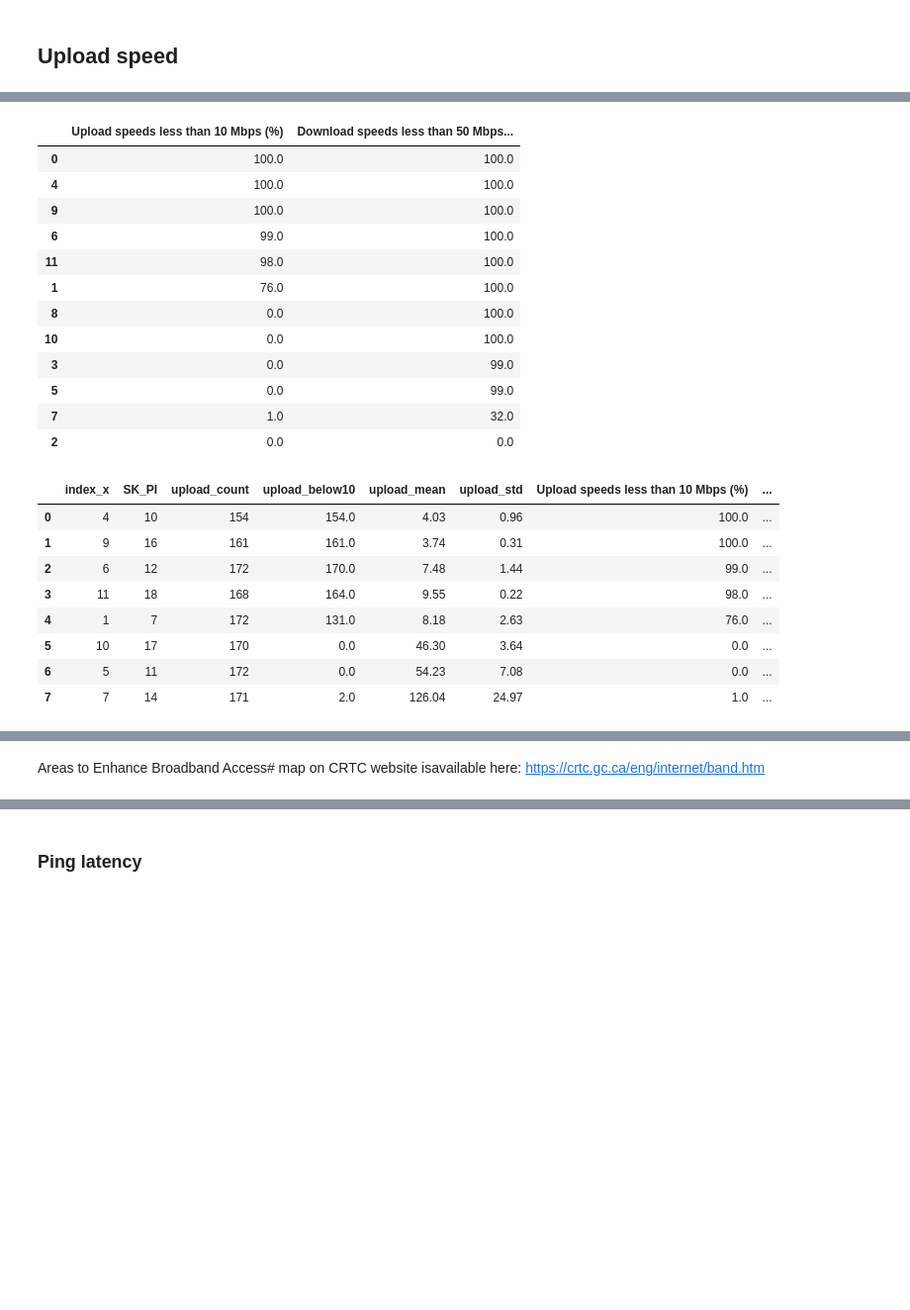
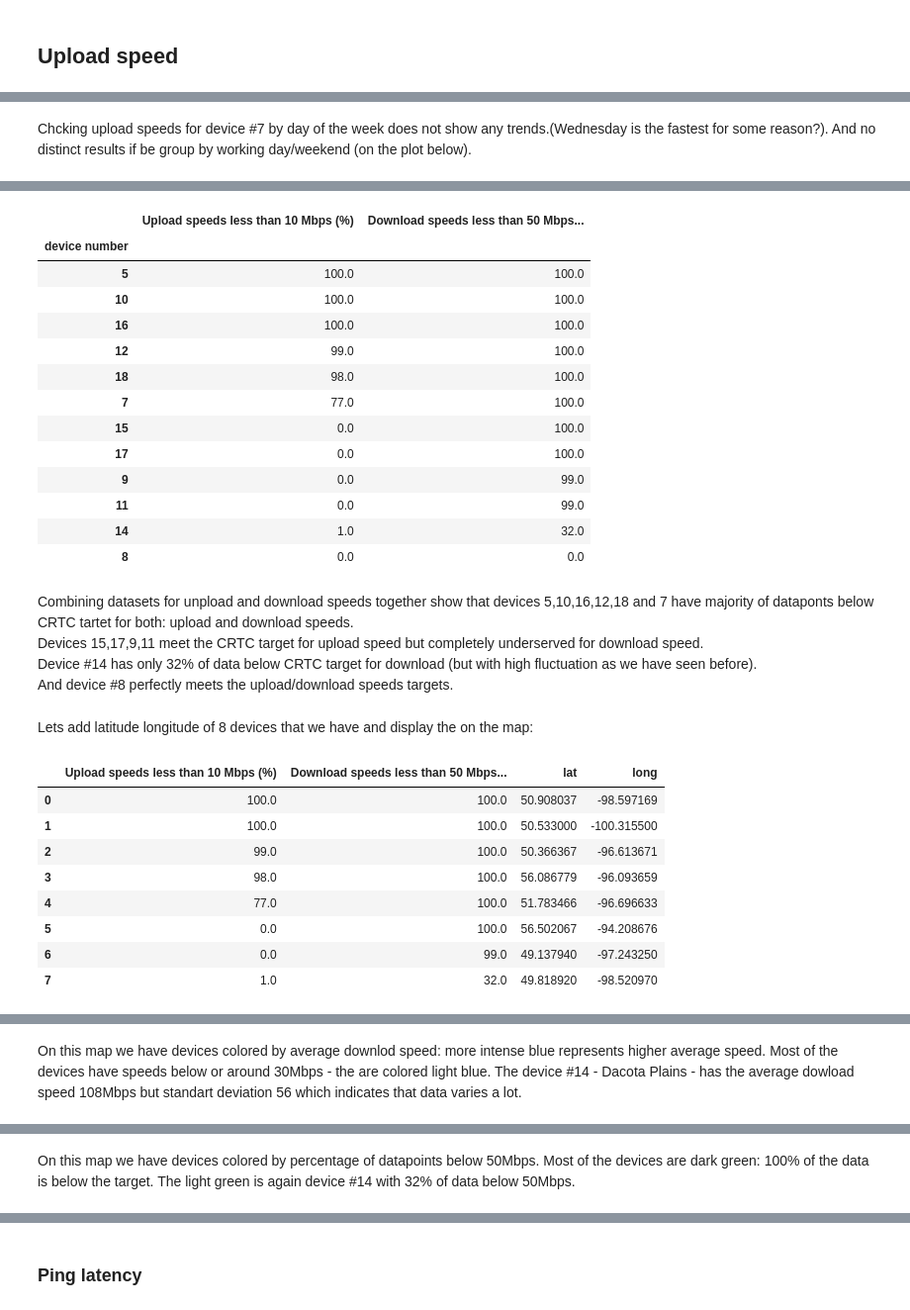
Before and after one commit to cybera/connectin, a Jupyter notebook: data_analysis/2.Summary.ipynb, the cells around one changed output, grey strips where cells are left out. Shown at 99% size. Cells and saved outputs as stored; diff of their text form; code cells hidden in the pictures; blank space fills up the shorter version.

Commit message:
added text to summary2

```diff
--- a/data_analysis/2.Summary.ipynb
+++ b/data_analysis/2.Summary.ipynb
@@ -35,8 +43,8 @@ all_data=False
 time_interval='4w' #2w
 
 #Set up starting point, by default if will start from current time
-starting_point=datetime.now().strftime('%Y-%m-%d %H:%M:%S')
-#starting point="2019-01-10 14:00:00"  # to set upl alternative starting point
+#starting_point=datetime.now().strftime('%Y-%m-%d %H:%M:%S')
+starting_point="2019-01-24 14:00:00"  # to set upl alternative starting point
 # %%
 if not all_data:#Set up test time interval:
     print("Time interval: ", time_interval)
@@ -350,6 +410,8 @@ simple_boxplot(dataframe=subset,plot_value='UPLOAD',sort_value='weekday',
                ytitle="Mbps",uploadline=True, weekdays=True, jitter=True)
 # %% [output]
 [interactive output not drawn]
+# %% [markdown]
+Chcking upload speeds for  device #7 by day of the week does not show any trends.(Wednesday is the fastest for some reason?). And no distinct results if be group by working day/weekend (on the plot below).
 # %%
 upload_df["day_group"]="Weekday"
 upload_df.loc[(upload_df["weekday"]=="Sunday")|(upload_df["weekday"]=="Saturday"),"day_group"]="Weekend"
@@ -378,40 +440,50 @@ simple_boxplot(dataframe=subset,plot_value='UPLOAD',sort_value='day_group',
 # %%
 summary_upload_download=pd.merge(summary_upload, summary_download,  how='outer', left_on=['SK_PI'], right_on = ['SK_PI'])
 summary_upload_download=summary_upload_download.sort_values(by=['Download speeds less than 50  Mbps  (%)','Upload speeds less than 10  Mbps  (%)','SK_PI'], ascending=[False, False, True])
+summary_upload_download["device number"]=summary_upload_download["SK_PI"]
+summary_upload_download=summary_upload_download.reset_index().set_index("device number")
 summary_upload_download[['Upload speeds less than 10  Mbps  (%)','Download speeds less than 50  Mbps  (%)']]
 # %% [output]
 |  | Upload speeds less than 10 Mbps (%) | Download speeds less than 50 Mbps... |
-| 0 | 100.0 | 100.0 |
-| 4 | 100.0 | 100.0 |
-| 9 | 100.0 | 100.0 |
-| 6 | 99.0 | 100.0 |
-| 11 | 98.0 | 100.0 |
-| 1 | 76.0 | 100.0 |
-| 8 | 0.0 | 100.0 |
-| 10 | 0.0 | 100.0 |
-| 3 | 0.0 | 99.0 |
-| 5 | 0.0 | 99.0 |
-| 7 | 1.0 | 32.0 |
-| 2 | 0.0 | 0.0 |
+| device number |  |  |
+| 5 | 100.0 | 100.0 |
+| 10 | 100.0 | 100.0 |
+| 16 | 100.0 | 100.0 |
+| 12 | 99.0 | 100.0 |
+| 18 | 98.0 | 100.0 |
+| 7 | 77.0 | 100.0 |
+| 15 | 0.0 | 100.0 |
+| 17 | 0.0 | 100.0 |
+| 9 | 0.0 | 99.0 |
+| 11 | 0.0 | 99.0 |
+| 14 | 1.0 | 32.0 |
+| 8 | 0.0 | 0.0 |
+# %% [markdown]
+Combining datasets for unpload and download speeds together show that devices 5,10,16,12,18 and 7 have majority of dataponts below CRTC tartet  for both: upload and download speeds.
+Devices 15,17,9,11 meet the CRTC target for upload speed but completely underserved for download speed.
+Device #14 has only 32% of data below CRTC target for download (but with high fluctuation as we have seen before).
+And device #8 perfectly meets the upload/download speeds targets.
+# %% [markdown]
+Lets add latitude longitude of 8 devices that we have and display the on the map:
 # %%
 d = {'SK_PI': [7,12,14,17,11,16,10,18], 'lat': [51.7834662, 50.366367,49.81892,56.5020674,49.13794,
                                                   50.533,50.9080366,56.0867787], 'long': [-96.6966330,-96.613671,
                                                 -98.52097,-94.2086756,-97.24325,-100.3155,-98.5971688,-96.0936590],
                                                 'name':['Bloodvein','Brokenhead','Dakota Plains','Fox Lake','Ginew',
                                                         'Keeseekoowenin','Lake Manitoba','York Landing']}
 coordinates_df = pd.DataFrame(data=d)
 summary_ud_loc=pd.merge(summary_upload_download, coordinates_df,  how='right', left_on=['SK_PI'], right_on = ['SK_PI'])
-summary_ud_loc
+summary_ud_loc[['Upload speeds less than 10  Mbps  (%)','Download speeds less than 50  Mbps  (%)','lat','long']]
 # %% [output]
-|  | index_x | SK_PI | upload_count | upload_below10 | upload_mean | upload_std | Upload speeds less than 10 Mbps (%) | ... |
-| 0 | 4 | 10 | 154 | 154.0 | 4.03 | 0.96 | 100.0 | ... |
-| 1 | 9 | 16 | 161 | 161.0 | 3.74 | 0.31 | 100.0 | ... |
-| 2 | 6 | 12 | 172 | 170.0 | 7.48 | 1.44 | 99.0 | ... |
-| 3 | 11 | 18 | 168 | 164.0 | 9.55 | 0.22 | 98.0 | ... |
-| 4 | 1 | 7 | 172 | 131.0 | 8.18 | 2.63 | 76.0 | ... |
-| 5 | 10 | 17 | 170 | 0.0 | 46.30 | 3.64 | 0.0 | ... |
-| 6 | 5 | 11 | 172 | 0.0 | 54.23 | 7.08 | 0.0 | ... |
-| 7 | 7 | 14 | 171 | 2.0 | 126.04 | 24.97 | 1.0 | ... |
+|  | Upload speeds less than 10 Mbps (%) | Download speeds less than 50 Mbps... | lat | long |
+| 0 | 100.0 | 100.0 | 50.908037 | -98.597169 |
+| 1 | 100.0 | 100.0 | 50.533000 | -100.315500 |
+| 2 | 99.0 | 100.0 | 50.366367 | -96.613671 |
+| 3 | 98.0 | 100.0 | 56.086779 | -96.093659 |
+| 4 | 77.0 | 100.0 | 51.783466 | -96.696633 |
+| 5 | 0.0 | 100.0 | 56.502067 | -94.208676 |
+| 6 | 0.0 | 99.0 | 49.137940 | -97.243250 |
+| 7 | 1.0 | 32.0 | 49.818920 | -98.520970 |
 # %%
 summary_ud_loc['text1'] = summary_ud_loc['SK_PI'].astype(str)+'.'+summary_ud_loc['name'] +': Average download speed '+\
                           summary_ud_loc['download_mean'].astype(str) + 'Mbps , standart deviaton: '+\
@@ -475,6 +547,10 @@ fig = dict( data=data, layout=layout )
 iplot( fig, validate=False)
 # %% [output]
 [interactive output not drawn]
+# %% [markdown]
+On this map we have devices colored by average downlod speed: more intense blue represents higher average speed.
+Most of the devices have speeds below or around 30Mbps - the are colored light blue.
+The device #14 - Dacota Plains  - has the average dowload speed 108Mbps but standart deviation 56 which indicates that data varies a lot.
 # %%
 summary_ud_loc['text'] = summary_ud_loc['SK_PI'].astype(str)+'.'+summary_ud_loc['name'] +': Download speed: '+\
                          summary_ud_loc['Download speeds less than 50  Mbps  (%)'].astype(str)+\
@@ -538,5 +614,5 @@ fig = dict( data=data, layout=layout )
 iplot( fig, validate=False)
 # %% [output]
 [interactive output not drawn]
-# %% [markdown]
-Areas to Enhance Broadband Access# map on CRTC website isavailable here: https://crtc.gc.ca/eng/internet/band.htm
+# %% [markdown]
+On this map we have devices colored by percentage of datapoints below 50Mbps. Most of the devices are dark green: 100% of the data is below the target. The light green is again device #14 with 32% of data below 50Mbps.
```
Also changed, not shown: parts of 32 cells of this notebook.
